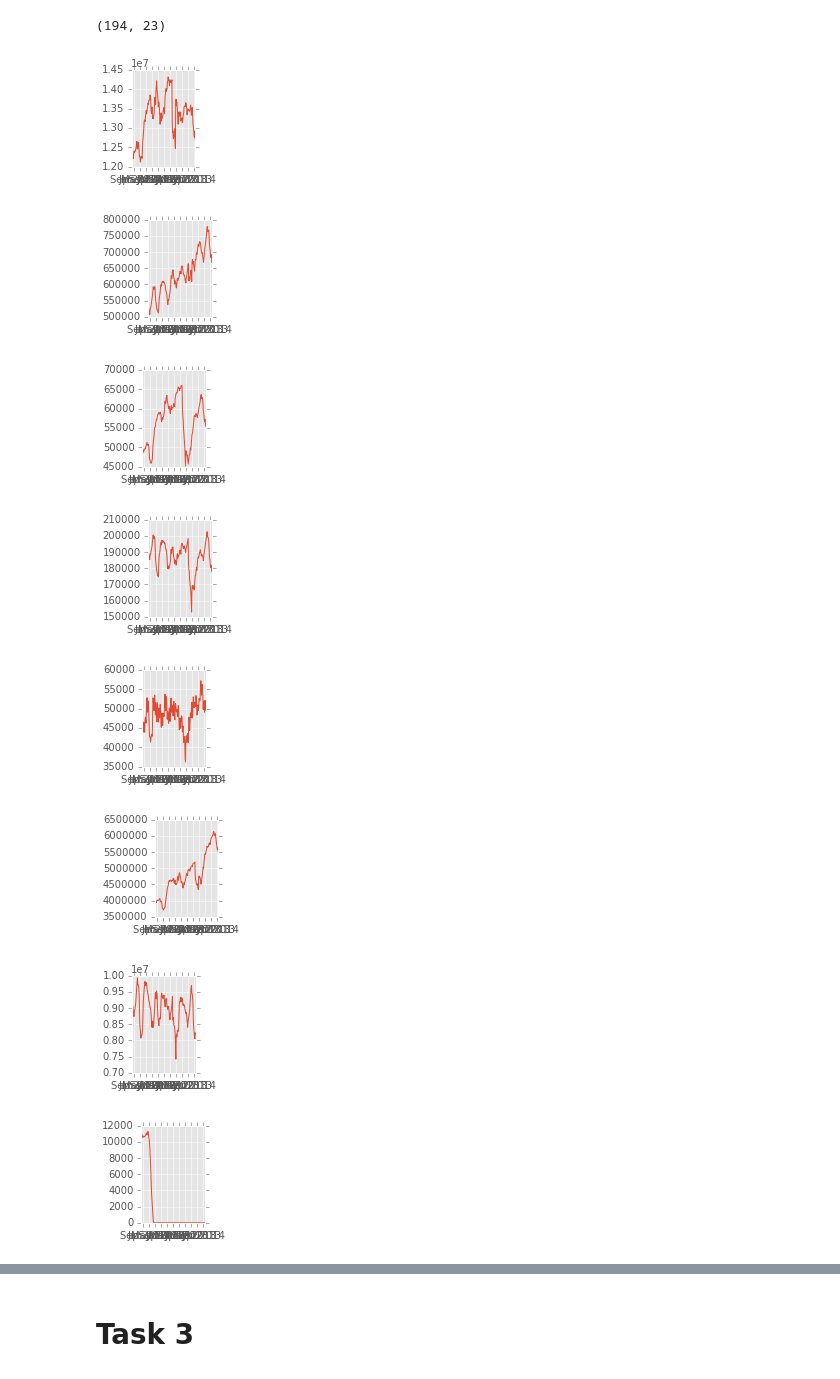
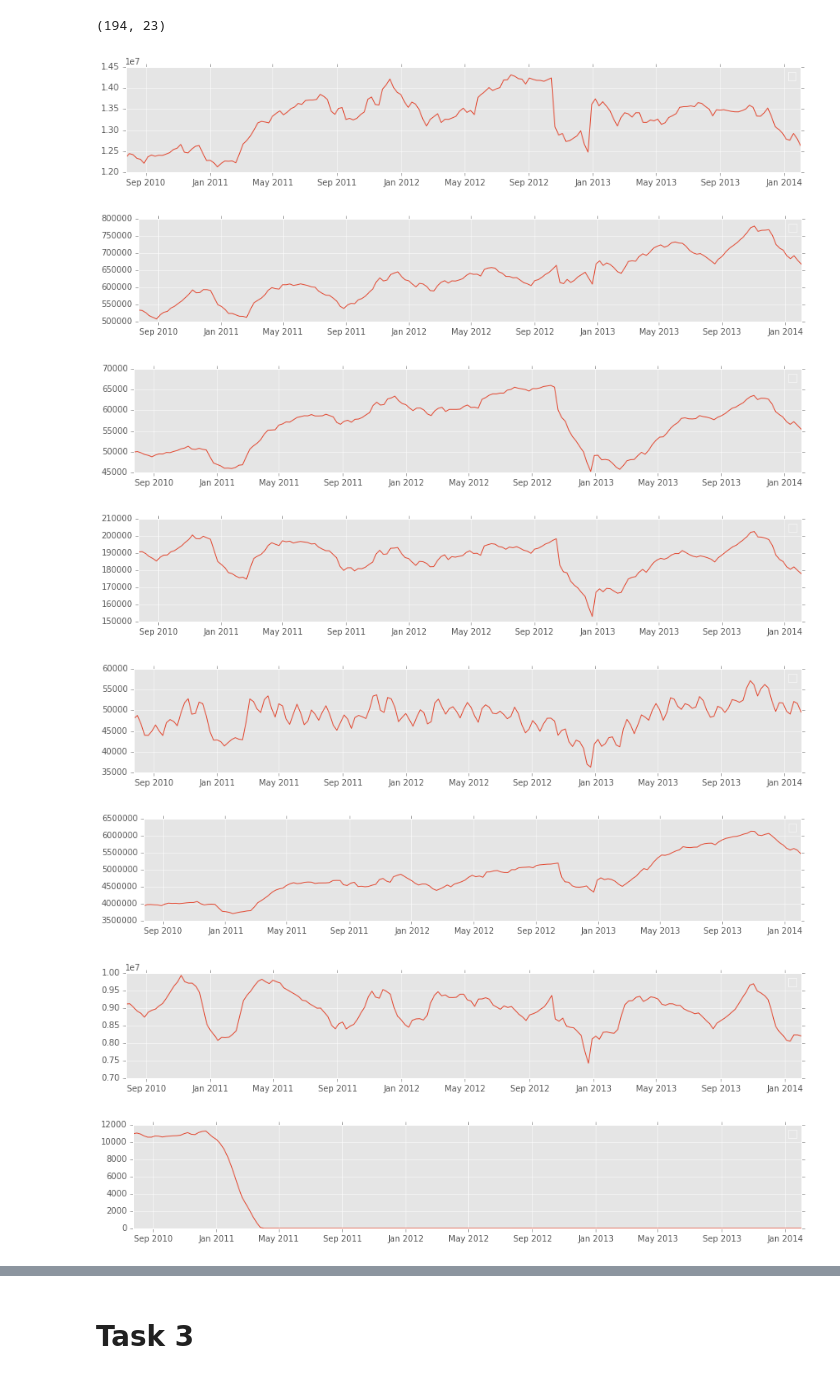
Before and after one commit to afcarl/PUI2015_vvijayarangan, a Jupyter notebook: HW6/subway_timeseries.ipynb, the cells around one changed output, grey strips where cells are left out. Saved outputs shown, nothing was run; the diff lists cells and outputs as text; code cells hidden in the pictures.

Commit message:
Cleaning task 2 plots

```diff
--- a/HW6/subway_timeseries.ipynb
+++ b/HW6/subway_timeseries.ipynb
@@ -97,15 +99,16 @@ smooth_ridership_types.shape
 (194, 23)
 # %%
 for i in arange(23):
-    pl.figure(figsize = (8,8))
-    pl.subplot(4,6,i)
+    pl.figure(figsize = (32,32))
+    pl.subplot(12,2,i)
+    pl.legend(ridetype[i])
     ax = pl.plot(weeks, smooth_ridership_types[:, i])
 # %% [output]
-[figure, old version]
+[figure, new version]
-[figure, old version]
+[figure, new version]
-[figure, old version]
+[figure, new version]
-[figure, old version]
+[figure, new version]
-[figure, old version]
+[figure, new version]
-[figure, old version]
+[figure, new version]
-[figure, old version]
+[figure, new version]
-[figure, old version]
+[figure, new version]
```
Also changed, not shown: parts of 4 cells of this notebook.
